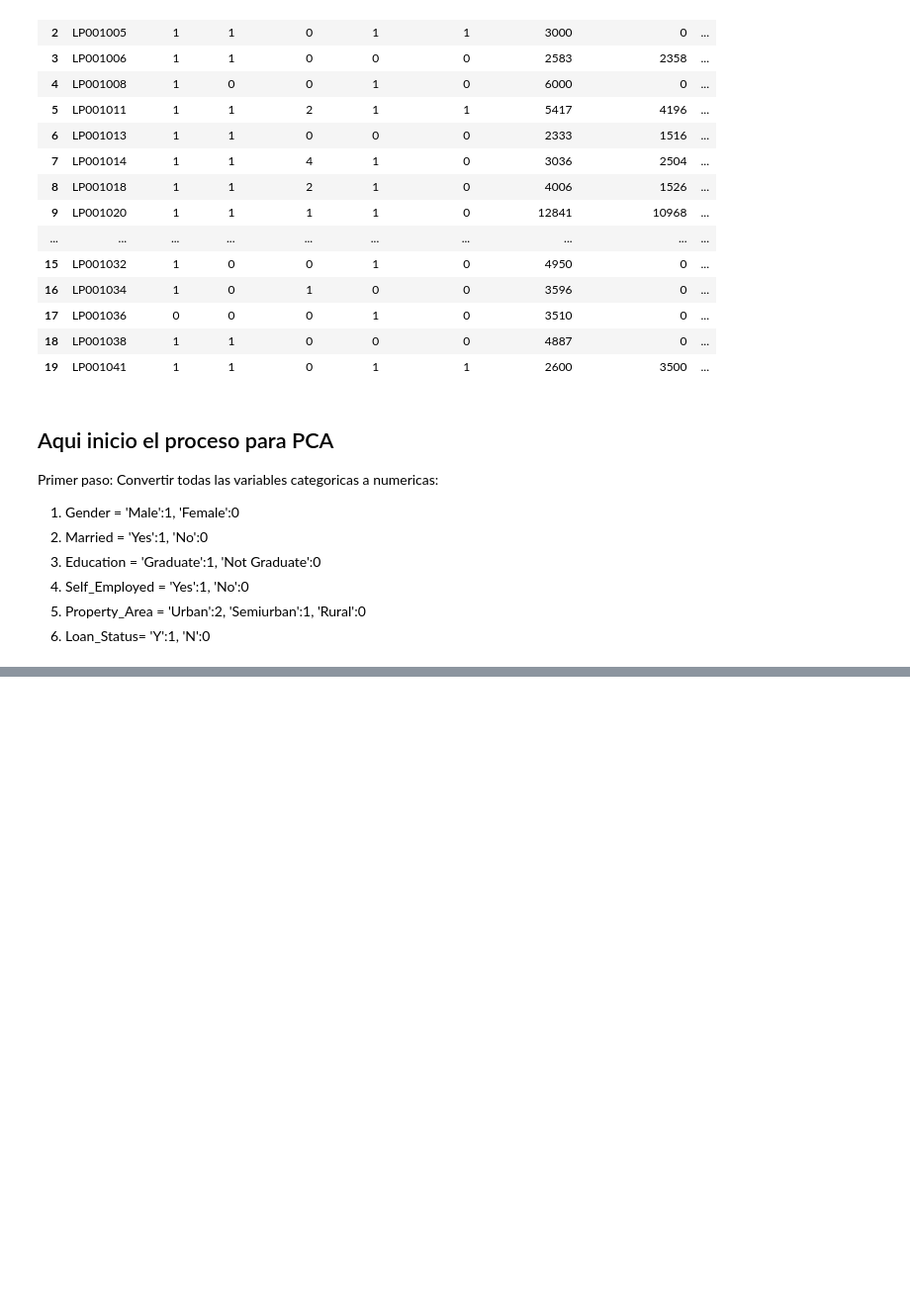
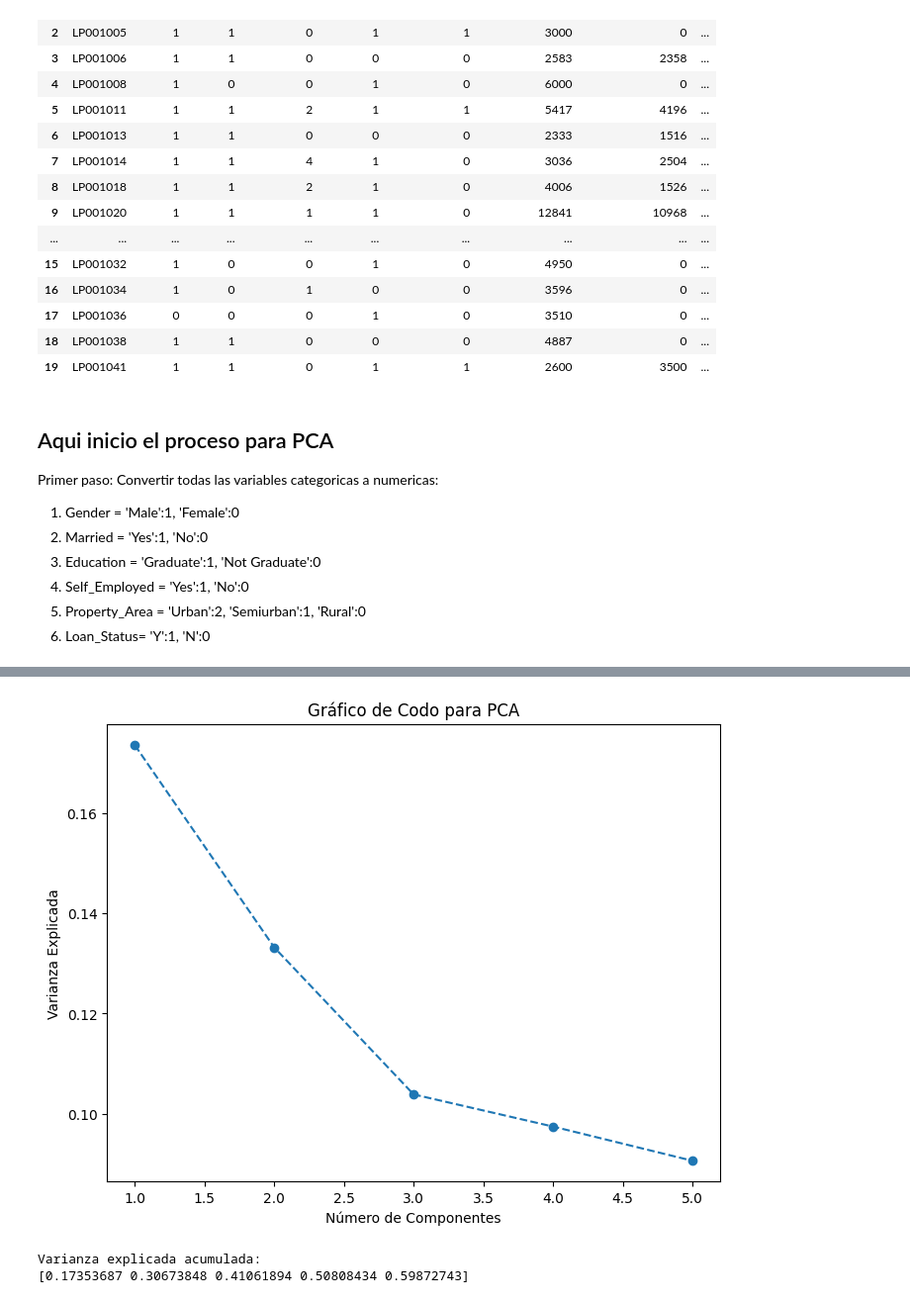
Before and after one commit to jlbonac/pca_creditos, a Jupyter notebook: pca_creditos.ipynb, the cells around one changed output, grey strips where cells are left out. Shown: that part at 99% size. Drawn from its saved outputs; the diff is of its cells as text; code cells hidden in the pictures; blank space fills up the shorter version.

```diff
--- a/pca_creditos.ipynb
+++ b/pca_creditos.ipynb
@@ -748,0 +754,3 @@ df_2['Loan_Status'] = df_2['Loan_Status'].map({'Y': 1, 'N': 0})
+# %%
+# Eliminar la columna 'Loan_ID' de df_3
+df_3 = df_3.drop(columns=['Loan_ID'])
@@ -748,0 +838,7 @@ df_2['Loan_Status'] = df_2['Loan_Status'].map({'Y': 1, 'N': 0})
+# %%
+# Excluir la variable dependiente de las variables independientes
+X = df_3.drop(columns=['Loan_Status'])
+# %%
+# Escalar las variables independientes
+scaler = StandardScaler()
+X_scaled = scaler.fit_transform(X)
@@ -748,0 +858,3 @@ df_2['Loan_Status'] = df_2['Loan_Status'].map({'Y': 1, 'N': 0})
+# %%
+pca = PCA(n_components=5)
+principal_components = pca.fit_transform(X_scaled)
@@ -748,0 +873,18 @@ df_2['Loan_Status'] = df_2['Loan_Status'].map({'Y': 1, 'N': 0})
+# %%
+# Graficar el gráfico de codo
+plt.figure(figsize=(8, 6))
+plt.plot(range(1, len(pca.explained_variance_ratio_) + 1), pca.explained_variance_ratio_, marker='o', linestyle='--')
+plt.xlabel('Número de Componentes')
+plt.ylabel('Varianza Explicada')
+plt.title('Gráfico de Codo para PCA')
+plt.show()
+# %% [output]
+[figure, added]
+# %%
+# Calcular la varianza explicada acumulada
+varianza_explicada = np.cumsum(pca.explained_variance_ratio_)
+print("Varianza explicada acumulada:")
+print(varianza_explicada)
+# %% [output]
+Varianza explicada acumulada:
+[0.17353687 0.30673848 0.41061894 0.50808434 0.59872743]
```
Also changed, not shown: parts of 17 cells of this notebook.
